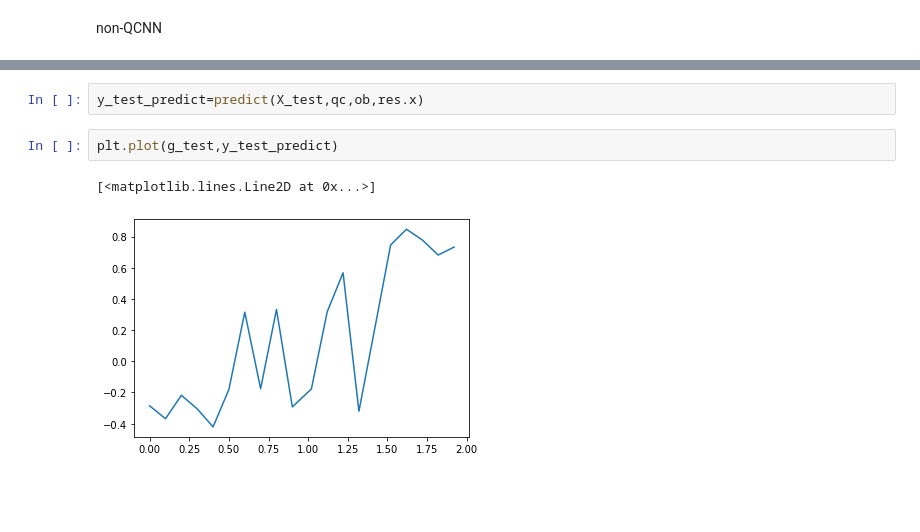
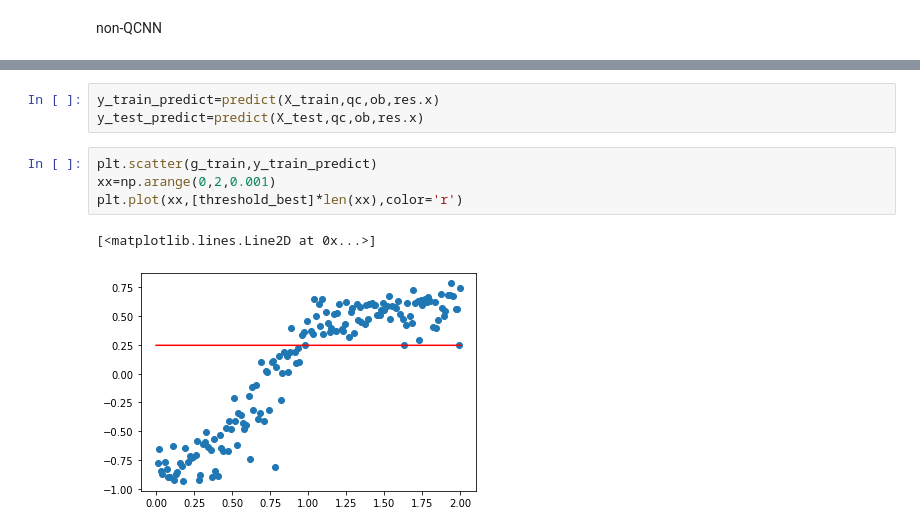
Before and after one commit to Zhelun-Li/QCNN_hardware, a Jupyter notebook: transverse_Ising.ipynb, the cells around one changed output, grey strips where cells are left out. Cells and saved outputs as stored; diff of their text form; blank space fills up the shorter version.

```diff
--- a/transverse_Ising.ipynb
+++ b/transverse_Ising.ipynb
@@ -568,7 +571,10 @@ plt.plot(fpr,tpr)
 # %%
+y_train_predict=predict(X_train,qc,ob,res.x)
 y_test_predict=predict(X_test,qc,ob,res.x)
-# %%
-plt.plot(g_test,y_test_predict)
-# %% [output]
-[<matplotlib.lines.Line2D at 0x...>]
-[figure, removed]
+# %%
+plt.scatter(g_train,y_train_predict)
+xx=np.arange(0,2,0.001)
+plt.plot(xx,[threshold_best]*len(xx),color='r')
+# %% [output]
+[<matplotlib.lines.Line2D at 0x...>]
+[figure, added]
```
Also changed, not shown: parts of 10 cells of this notebook.
